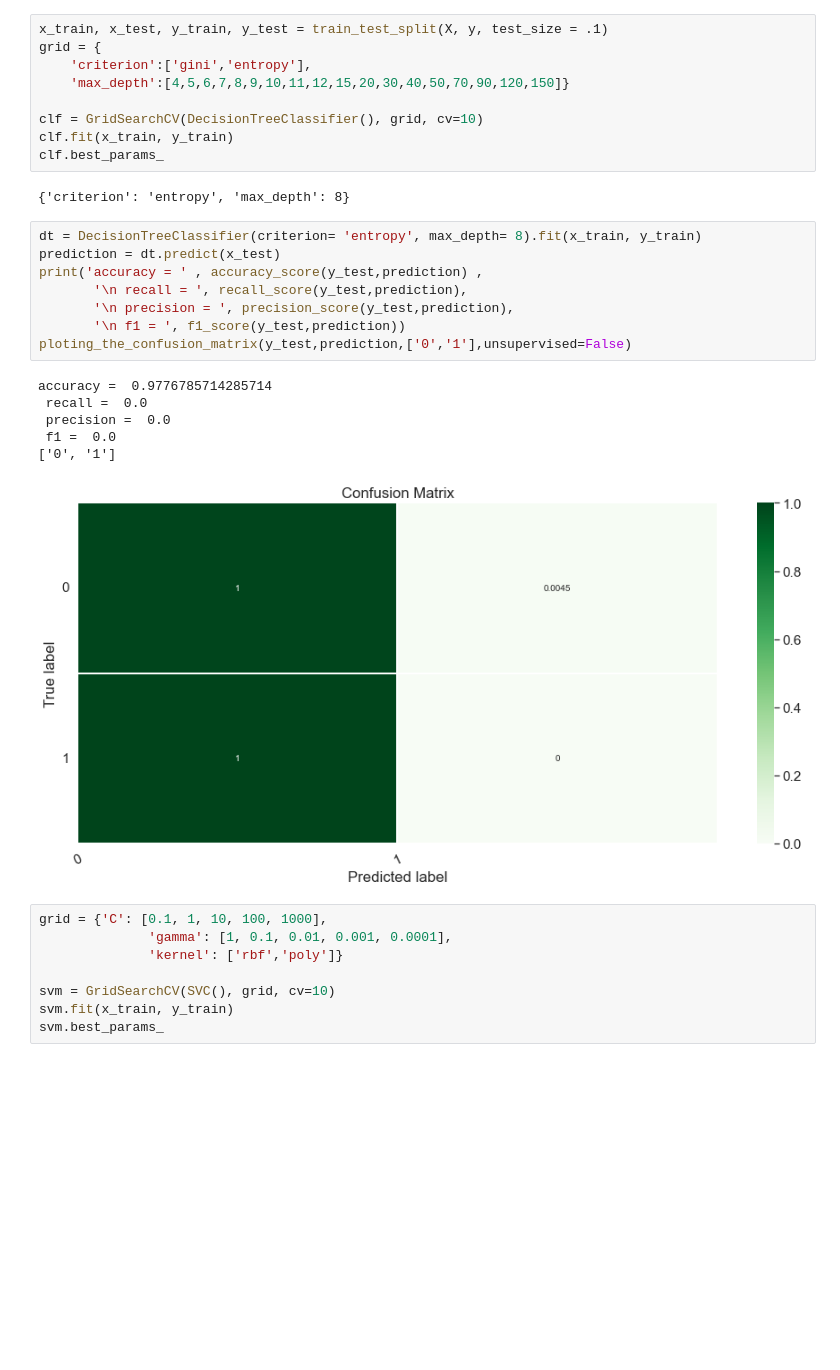
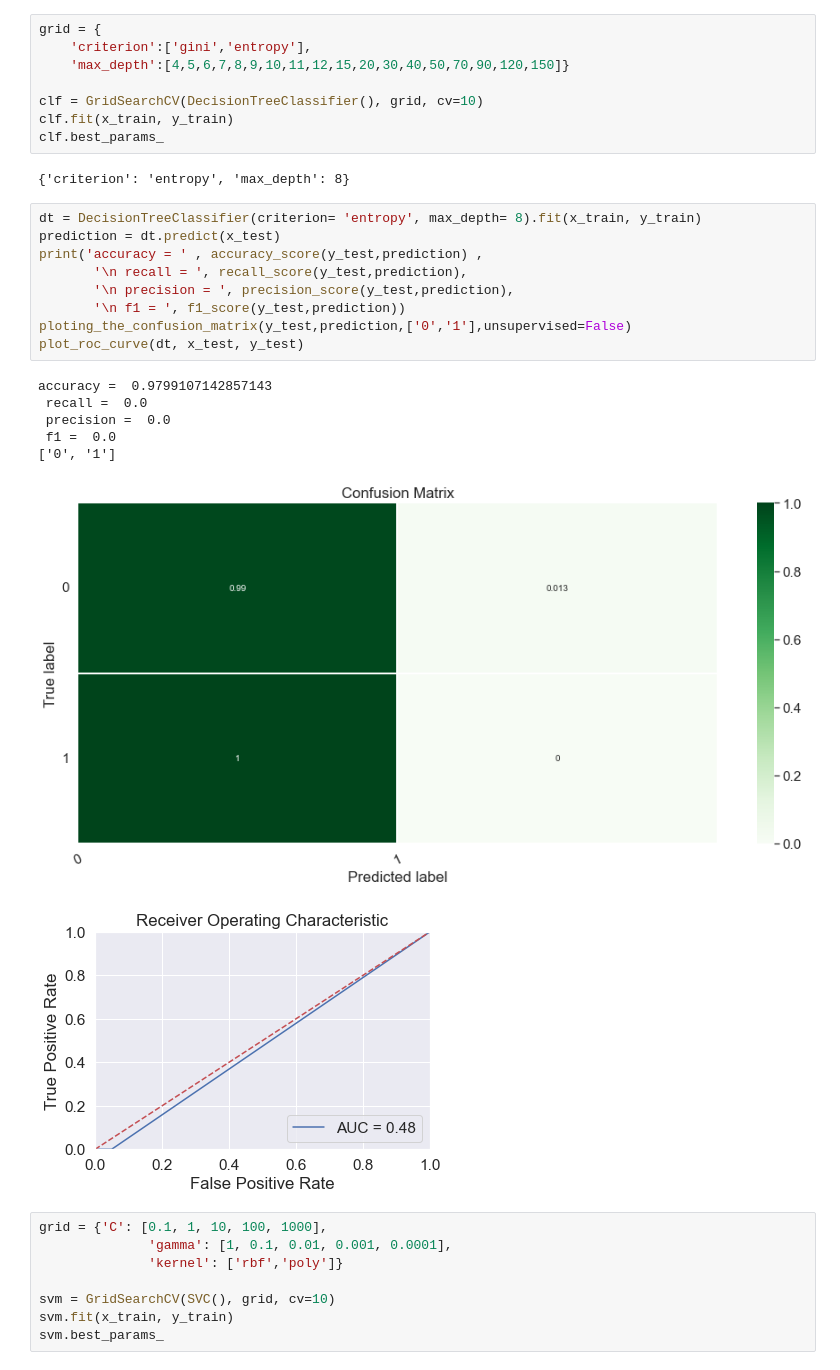
Before and after one commit to amir-naderii/ML_course, a Jupyter notebook: Assignment1/HW1.ipynb, the cells around one changed output. Drawn from its saved outputs; the diff is of its cells as text; blank space fills up the shorter version.

```diff
--- a/Assignment1/HW1.ipynb
+++ b/Assignment1/HW1.ipynb
@@ -143,5 +203,4 @@ accuracy =  0.9955357142857143
 # %%
-x_train, x_test, y_train, y_test = train_test_split(X, y, test_size = .1)
 grid = {
     'criterion':['gini','entropy'],
     'max_depth':[4,5,6,7,8,9,10,11,12,15,20,30,40,50,70,90,120,150]}
@@ -154,18 +213,20 @@ clf.best_params_
 # %%
 dt = DecisionTreeClassifier(criterion= 'entropy', max_depth= 8).fit(x_train, y_train)
 prediction = dt.predict(x_test)
 print('accuracy = ' , accuracy_score(y_test,prediction) ,
        '\n recall = ', recall_score(y_test,prediction),
        '\n precision = ', precision_score(y_test,prediction),
        '\n f1 = ', f1_score(y_test,prediction))
 ploting_the_confusion_matrix(y_test,prediction,['0','1'],unsupervised=False)
+plot_roc_curve(dt, x_test, y_test)
 # %% [output]
-accuracy =  0.9776785714285714
+accuracy =  0.9799107142857143
  recall =  0.0
  precision =  0.0
  f1 =  0.0
 ['0', '1']
 [figure]
+[figure, added]
 # %%
 grid = {'C': [0.1, 1, 10, 100, 1000],
               'gamma': [1, 0.1, 0.01, 0.001, 0.0001],
```
Also changed, not shown: parts of 20 cells of this notebook.
